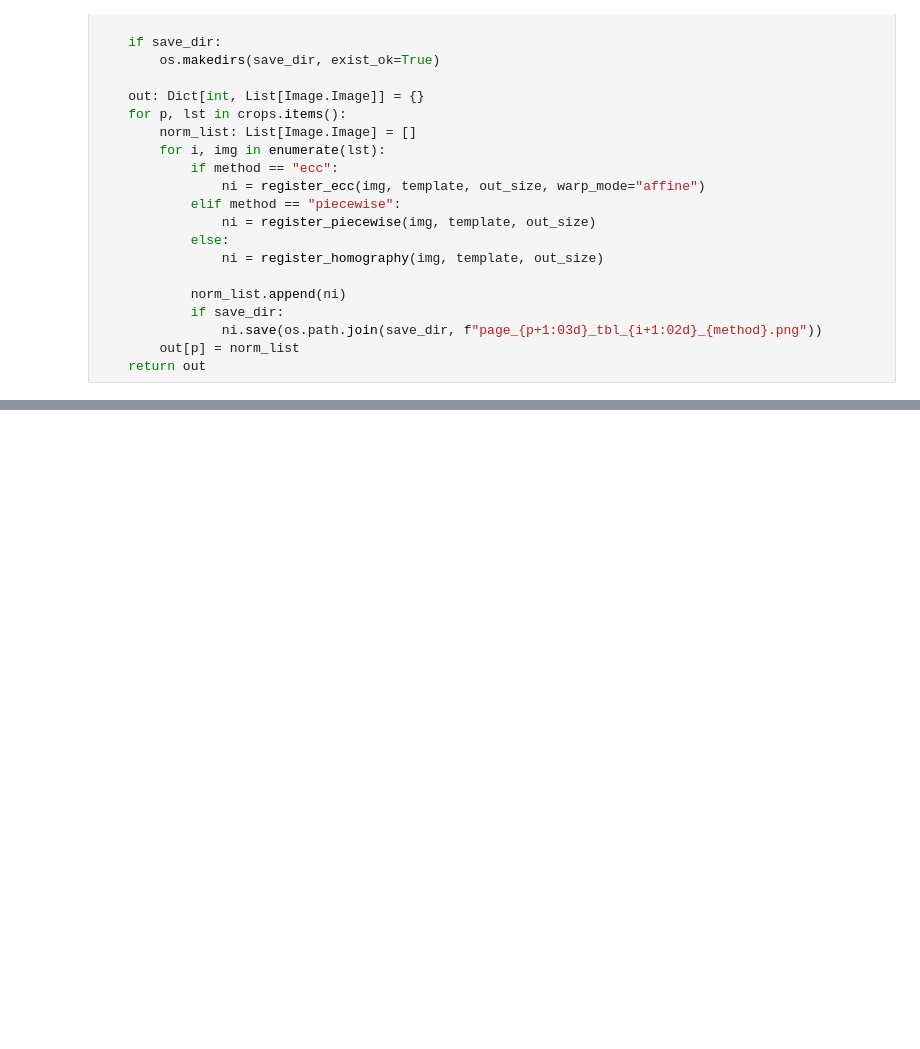
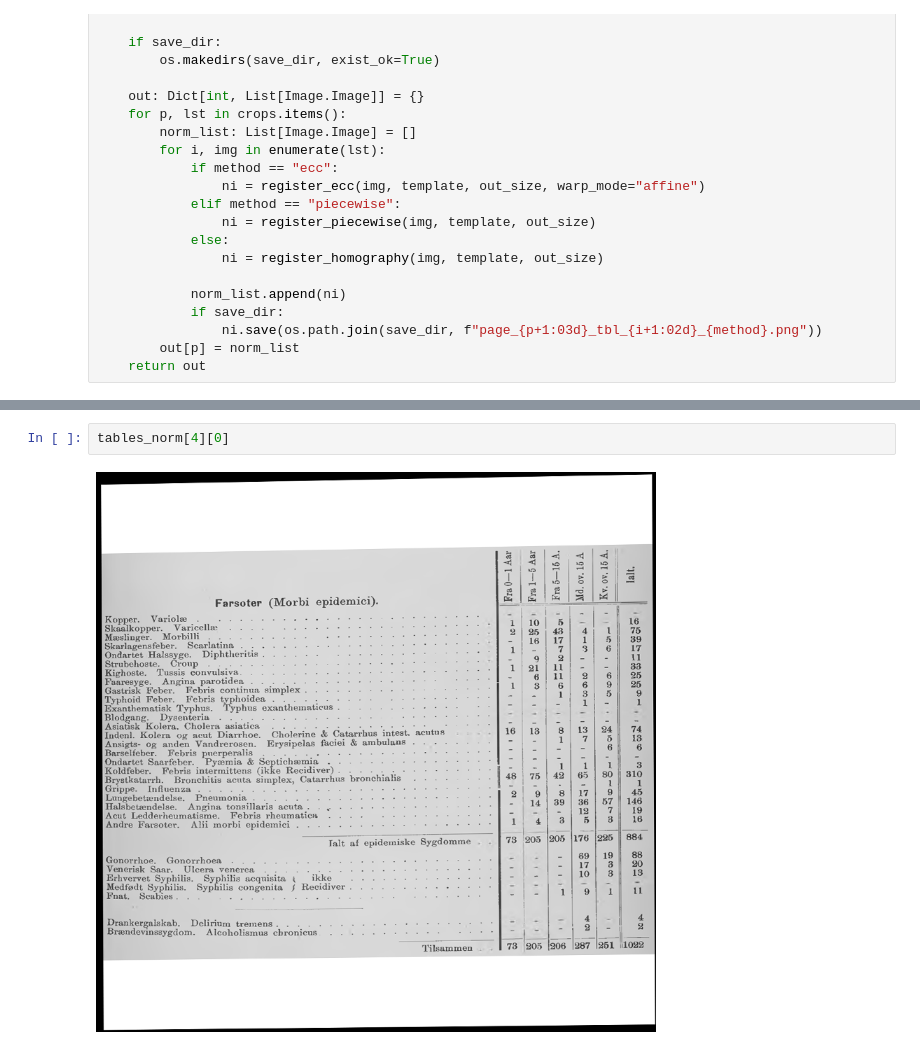
Before and after one commit to murrodroid/DetectTableOCR, a Jupyter notebook: point_cloud_reg.ipynb, the cells around one changed output, grey strips where cells are left out. Saved outputs shown, nothing was run; the diff lists cells and outputs as text; blank space fills up the shorter version.

```diff
--- a/point_cloud_reg.ipynb
+++ b/point_cloud_reg.ipynb
@@ -424,0 +428,4 @@ def normalize_tables(
+# %%
+tables_norm[4][0]
+# %% [output]
+[figure, added]
```
Also changed, not shown: parts of 4 cells of this notebook, 4 other files.
